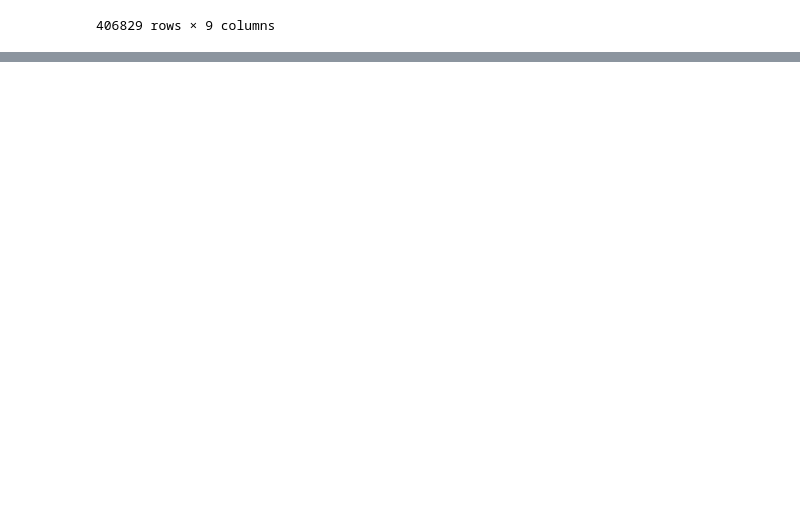
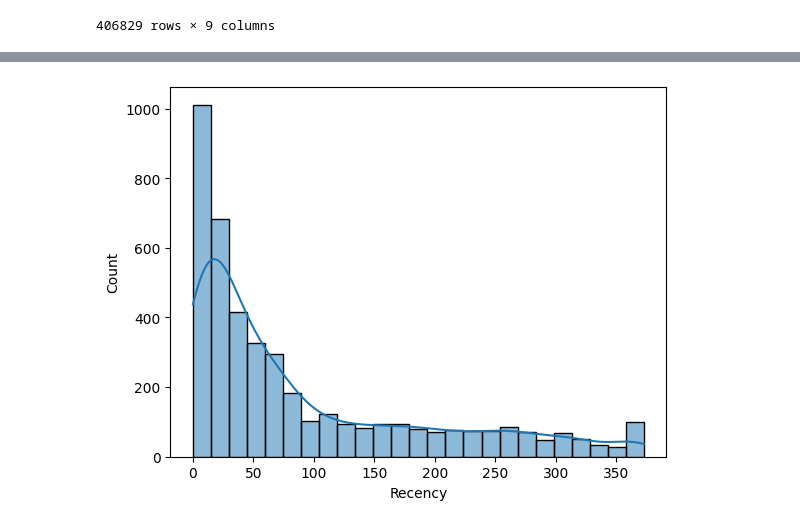
Before and after one commit to will787/retail-e-commerce-evidence, a Jupyter notebook: retails_analytics.ipynb, the cells around one changed output, grey strips where cells are left out. Saved outputs shown, nothing was run; the diff lists cells and outputs as text; code cells hidden in the pictures; blank space fills up the shorter version.

```diff
--- a/retails_analytics.ipynb
+++ b/retails_analytics.ipynb
@@ -14,6 +22,7 @@ with open('./data.csv', 'rb') as f:
 encoding = result['encoding']
 # %%
 df = pd.read_csv('./data.csv', encoding=encoding)
+df2 = df
 df.shape
 # %% [output]
 (541909, 8)
@@ -129,0 +117,14 @@ plt.show()
+# %%
+df2['InvoiceDate'] = pd.to_datetime(df2['InvoiceDate'])
+max_date = df2['InvoiceDate'].max()
+
+df2 = df2.dropna(subset=['CustomerID'])
+
+rfm = df2.groupby('CustomerID').agg({'InvoiceDate': lambda x: (max_date - x.max()).days}).rename(columns={'InvoiceDate': 'Recency'})
+rfm['Frequency'] = df2.groupby('CustomerID')['InvoiceNo'].nunique()
+# %%
+#total spending for the customer aquicistion.
+
+df2['total_sales'] = df2['Quantity'].multiply(df['UnitPrice'])
+rfm['Monetary'] = df2.groupby('CustomerID')['total_sales'].sum()
+rfm.reset_index()
@@ -129,0 +145,12 @@ plt.show()
+# %%
+scaler = StandardScaler()
+
+rfm_scaled = scaler.fit_transform(rfm)
+
+df2 = df2[df2['UnitPrice'] > 0]
+rfm.reset_index()
+
+sns.histplot(rfm['Recency'], kde=True)
+plt.show()
+# %% [output]
+[figure, added]
```
Also changed, not shown: parts of 10 cells of this notebook.
